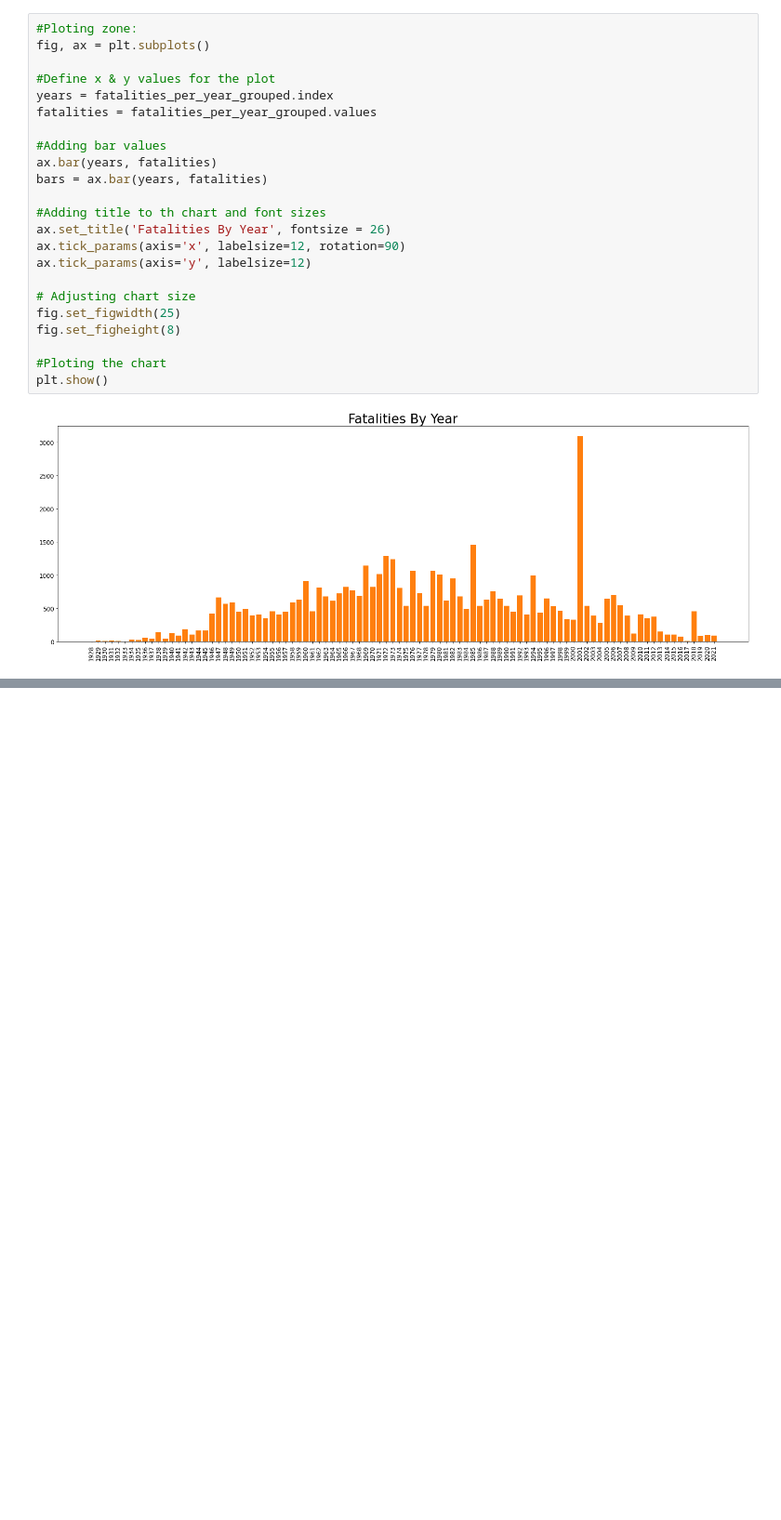
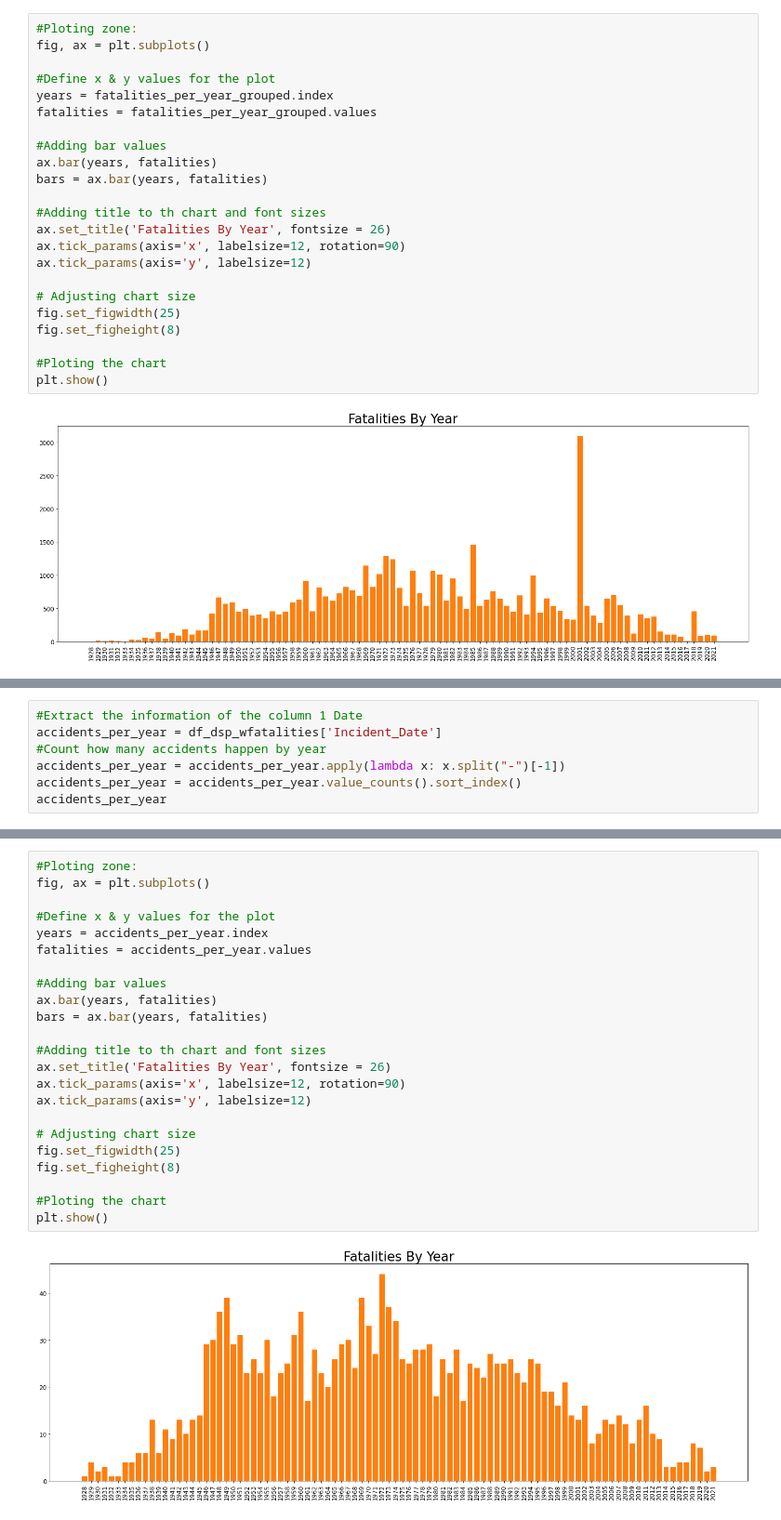
Before and after one commit to Camilo-Quiceno/data_science_project_aircraft, a Jupyter notebook: data-science-proyect.ipynb, the cells around one changed output, grey strips where cells are left out. Shown at 93% size. Cells and saved outputs as stored; diff of their text form; blank space fills up the shorter version.

Commit message:
Determine the number of accidents per year
All the logic to answer & plot the question.

```diff
--- a/data-science-proyect.ipynb
+++ b/data-science-proyect.ipynb
@@ -621,0 +627,7 @@ plt.show()
+# %%
+#Extract the information of the column 1 Date
+accidents_per_year = df_dsp_wfatalities['Incident_Date']
+#Count how many accidents happen by year
+accidents_per_year = accidents_per_year.apply(lambda x: x.split("-")[-1])
+accidents_per_year = accidents_per_year.value_counts().sort_index()
+accidents_per_year
@@ -621,0 +647,25 @@ plt.show()
+# %%
+#Ploting zone:
+fig, ax = plt.subplots()
+
+#Define x & y values for the plot
+years = accidents_per_year.index
+fatalities = accidents_per_year.values
+
+#Adding bar values
+ax.bar(years, fatalities)
+bars = ax.bar(years, fatalities)
+
+#Adding title to th chart and font sizes
+ax.set_title('Fatalities By Year', fontsize = 26)
+ax.tick_params(axis='x', labelsize=12, rotation=90)
+ax.tick_params(axis='y', labelsize=12)
+
+# Adjusting chart size
+fig.set_figwidth(25)
+fig.set_figheight(8)
+
+#Ploting the chart
+plt.show()
+# %% [output]
+[figure, added]
```
Also changed, not shown: parts of 3 cells of this notebook.
